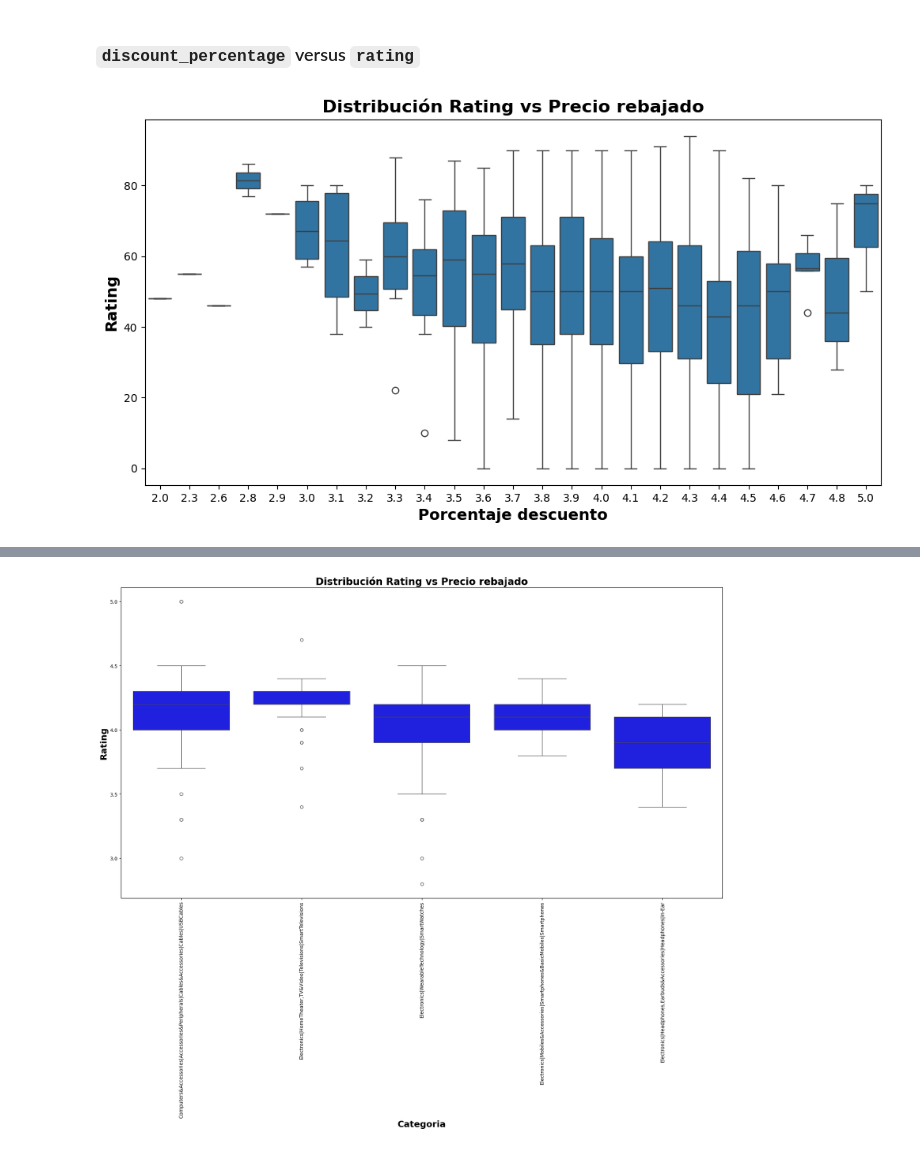
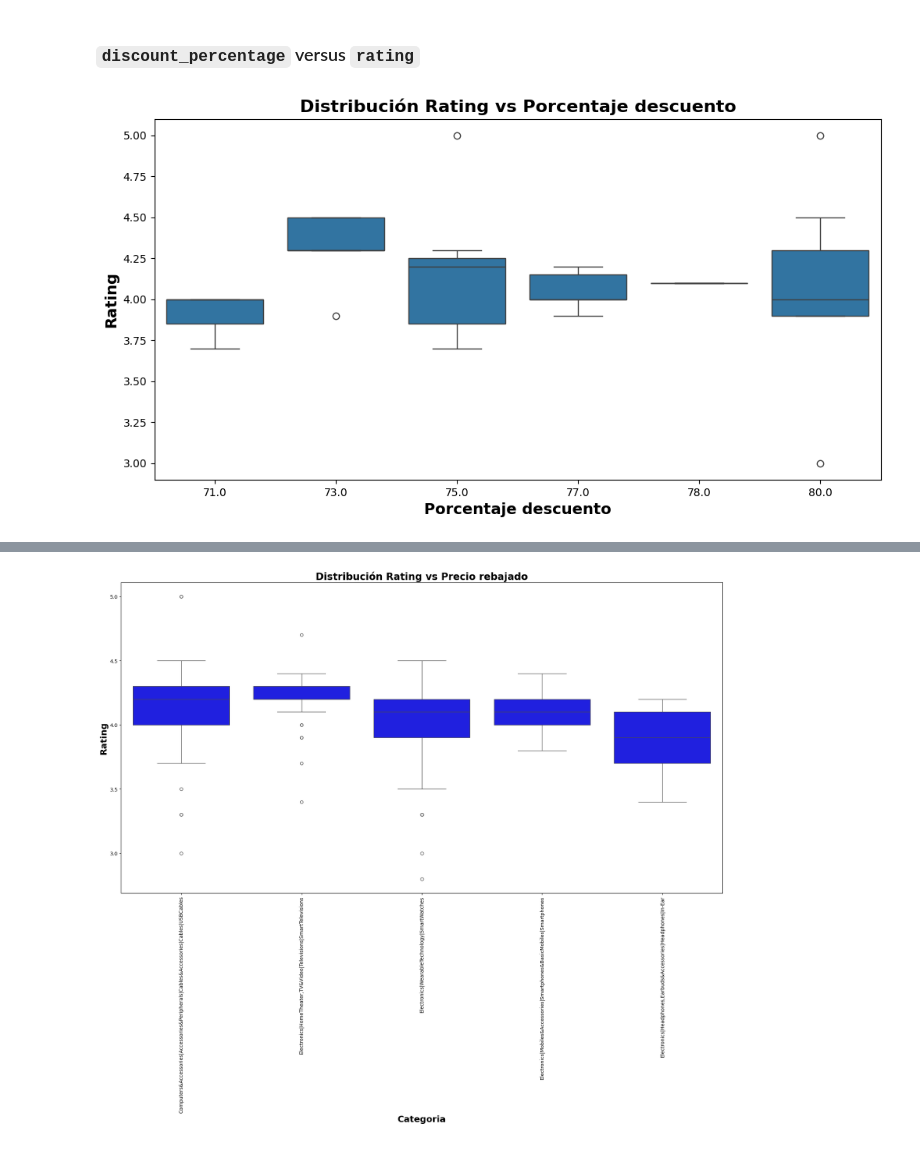
Before and after one commit to JaznaLaProfe/Fundamentos-de-Machine-Learning, a Jupyter notebook: Semana 2/5_FMY0100_EDA_EjemploCompleto.ipynb, the cells around one changed output, grey strips where cells are left out. Saved outputs shown, nothing was run; the diff lists cells and outputs as text; code cells hidden in the pictures.

````diff
--- a/Semana 2/5_FMY0100_EDA_EjemploCompleto.ipynb
+++ b/Semana 2/5_FMY0100_EDA_EjemploCompleto.ipynb
@@ -539,12 +559,15 @@ plt.show()
 [figure]
 # %% [markdown]
 ### ```discount_percentage``` versus ```rating```
+# %%
+# Considera a los productos con más del 50% de descuento de la categoria más popular
+selected_discount = selected_categories.query('discount_percentage > 70 & discount_percentage <= 80')
 # %%
 plt.figure(figsize=(12, 6))
-plt.title("Distribución Rating vs Precio rebajado", fontsize=16, fontweight="bold")
-sns.boxplot(data=data,x='rating',y = 'discount_percentage')
+plt.title("Distribución Rating vs Porcentaje descuento", fontsize=16, fontweight="bold")
+sns.boxplot(data=selected_discount,x='discount_percentage',y = 'rating')
 plt.ylabel('Rating', fontsize=14, fontweight="bold")
 plt.xlabel('Porcentaje descuento', fontsize=14, fontweight="bold")
 plt.show()
 # %% [output]
-[figure, old version]
+[figure, new version]
````
Also changed, not shown: parts of 11 cells of this notebook.
